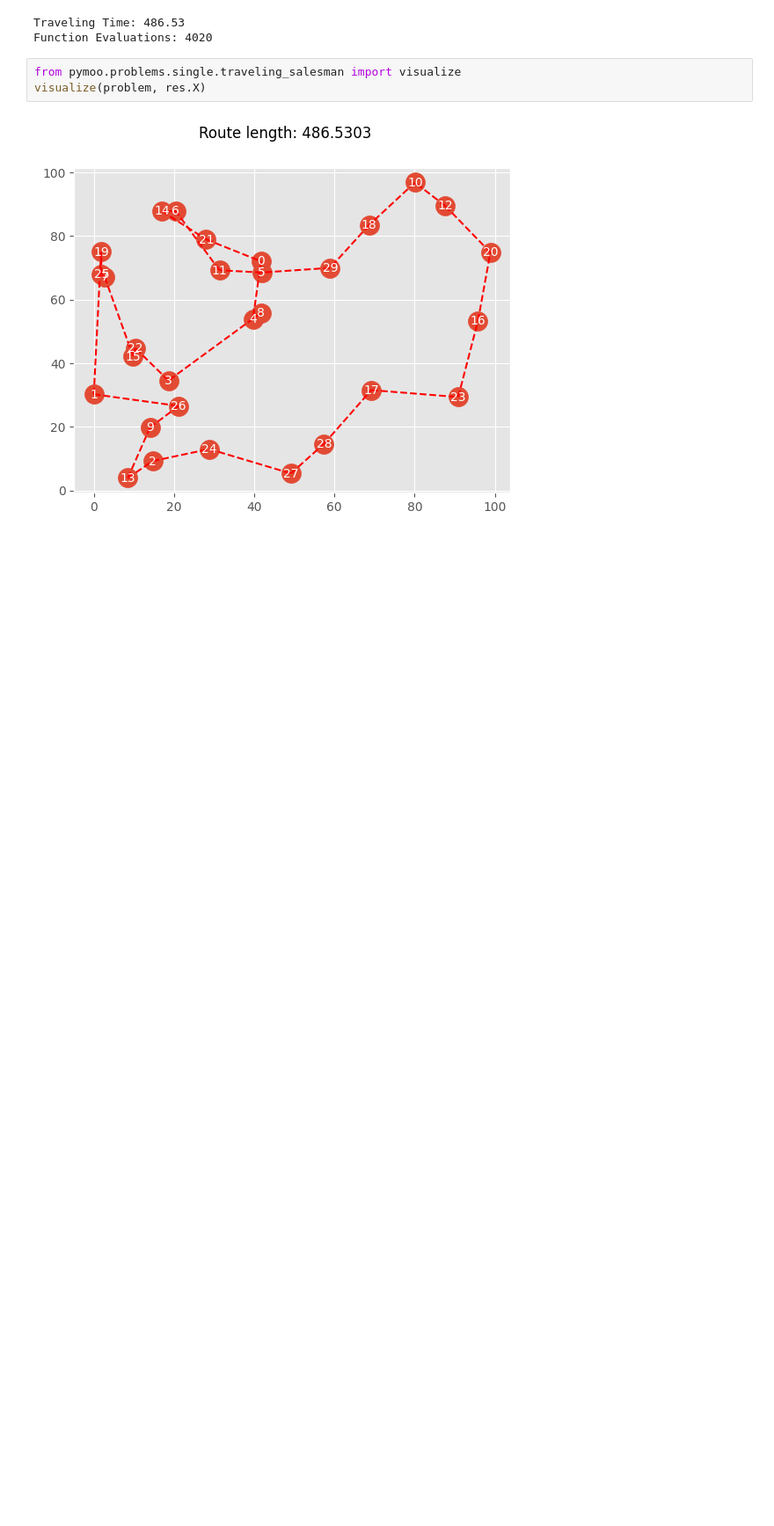
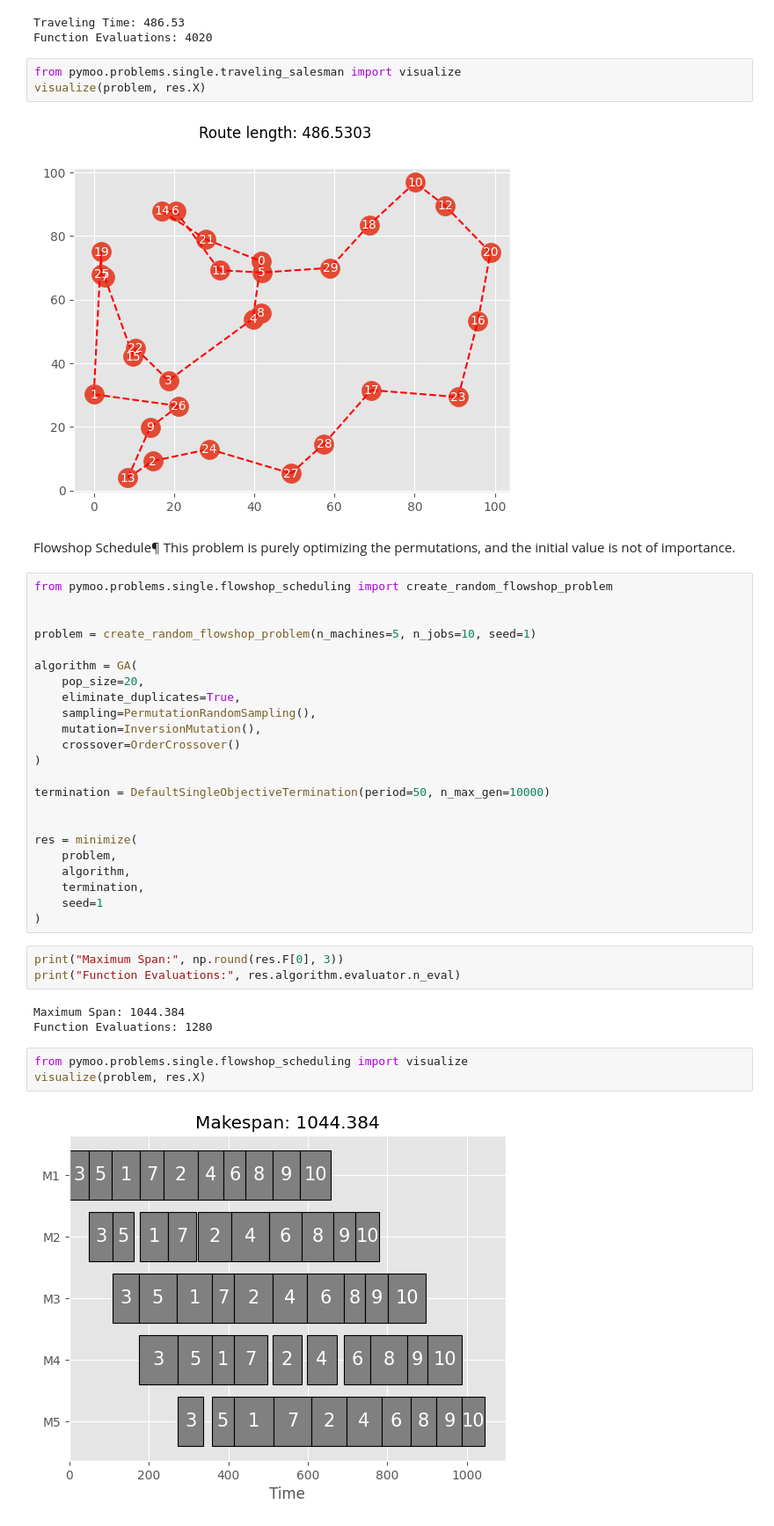
Before and after one commit to DEterMinat/AI-LEARN, a Jupyter notebook: GA/Permutations.ipynb, the cells around one changed output. Shown at 88% size. Cells and saved outputs as stored; diff of their text form; blank space fills up the shorter version.

```diff
--- a/GA/Permutations.ipynb
+++ b/GA/Permutations.ipynb
@@ -59,3 +59,40 @@ from pymoo.problems.single.traveling_salesman import visualize
 visualize(problem, res.X)
 # %% [output]
 [figure]
+# %% [markdown]
+Flowshop Schedule¶
+This problem is purely optimizing the permutations, and the initial value is not of importance.
+# %%
+from pymoo.problems.single.flowshop_scheduling import create_random_flowshop_problem
+
+
+problem = create_random_flowshop_problem(n_machines=5, n_jobs=10, seed=1)
+
+algorithm = GA(
+    pop_size=20,
+    eliminate_duplicates=True,
+    sampling=PermutationRandomSampling(),
+    mutation=InversionMutation(),
+    crossover=OrderCrossover()
+)
+
+termination = DefaultSingleObjectiveTermination(period=50, n_max_gen=10000)
+
+
+res = minimize(
+    problem,
+    algorithm,
+    termination,
+    seed=1
+)
+# %%
+print("Maximum Span:", np.round(res.F[0], 3))
+print("Function Evaluations:", res.algorithm.evaluator.n_eval)
+# %% [output]
+Maximum Span: 1044.384
+Function Evaluations: 1280
+# %%
+from pymoo.problems.single.flowshop_scheduling import visualize
+visualize(problem, res.X)
+# %% [output]
+[figure, added]
```
Also changed, not shown: parts of 1 cell of this notebook, 4 other files.
